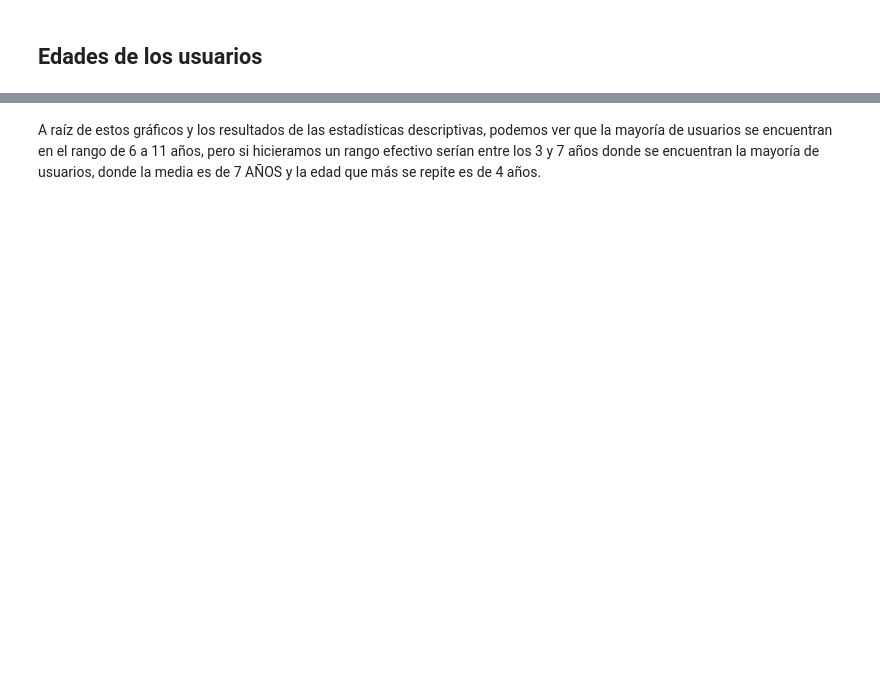
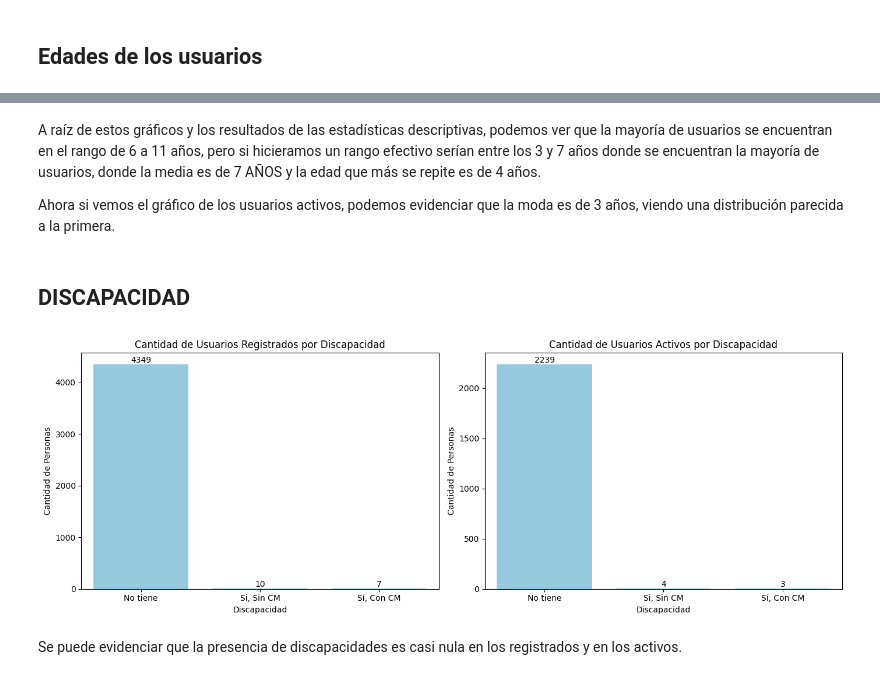
Before and after one commit to Amolihua/proyectos-peque-DS, a Jupyter notebook: Atendidos/EDA.ipynb, the cells around one changed output, grey strips where cells are left out. Drawn from its saved outputs; the diff is of its cells as text; code cells hidden in the pictures; blank space fills up the shorter version.

```diff
--- a/Atendidos/EDA.ipynb
+++ b/Atendidos/EDA.ipynb
@@ -256,2 +343,36 @@ plt.show()
 # %% [markdown]
 A raíz de estos gráficos y los resultados de las estadísticas descriptivas, podemos ver que la mayoría de usuarios se encuentran en el rango de 6 a 11 años, pero si hicieramos un rango efectivo serían entre los 3 y 7 años donde se encuentran la mayoría de usuarios, donde la media es de 7 AÑOS y la edad que más se repite es de 4 años.
+
+Ahora si vemos el gráfico de los usuarios activos, podemos evidenciar que la moda es de 3 años, viendo una distribución parecida a la primera.
+# %% [markdown]
+## DISCAPACIDAD
+# %%
+fig, axes = plt.subplots(1, 2, figsize=(14, 5))
+
+
+conteo_discapacidad = unicos['TIE_DIS'].replace({1: 'Sí, Con CM', 2: 'Si, Sin CM', 3: 'No tiene', 4: 'Pendiente'}).value_counts().sort_index()
+
+ax = sns.barplot(x=conteo_discapacidad.index, y=conteo_discapacidad.values, color='skyblue',ax=axes[0])
+for container in ax.containers:
+    ax.bar_label(container)
+
+axes[0].set_title('Cantidad de Usuarios Registrados por Discapacidad')
+axes[0].set_xlabel('Discapacidad')
+axes[0].set_ylabel('Cantidad de Personas')
+
+conteo_discapacidad_a = activos['TIE_DIS'].replace({1: 'Sí, Con CM', 2: 'Si, Sin CM', 3: 'No tiene', 4: 'Pendiente'}).value_counts().sort_index()
+
+ax_a = sns.barplot(x=conteo_discapacidad_a.index, y=conteo_discapacidad_a.values, color='skyblue',ax=axes[1])
+for container in ax_a.containers:
+    ax_a.bar_label(container)
+
+axes[1].set_title('Cantidad de Usuarios Activos por Discapacidad')
+axes[1].set_xlabel('Discapacidad')
+axes[1].set_ylabel('Cantidad de Personas')
+
+plt.tight_layout()
+plt.show()
+# %% [output]
+[figure, added]
+# %% [markdown]
+Se puede evidenciar que la presencia de discapacidades es casi nula en los registrados y en los activos.
```
Also changed, not shown: parts of 9 cells of this notebook.
